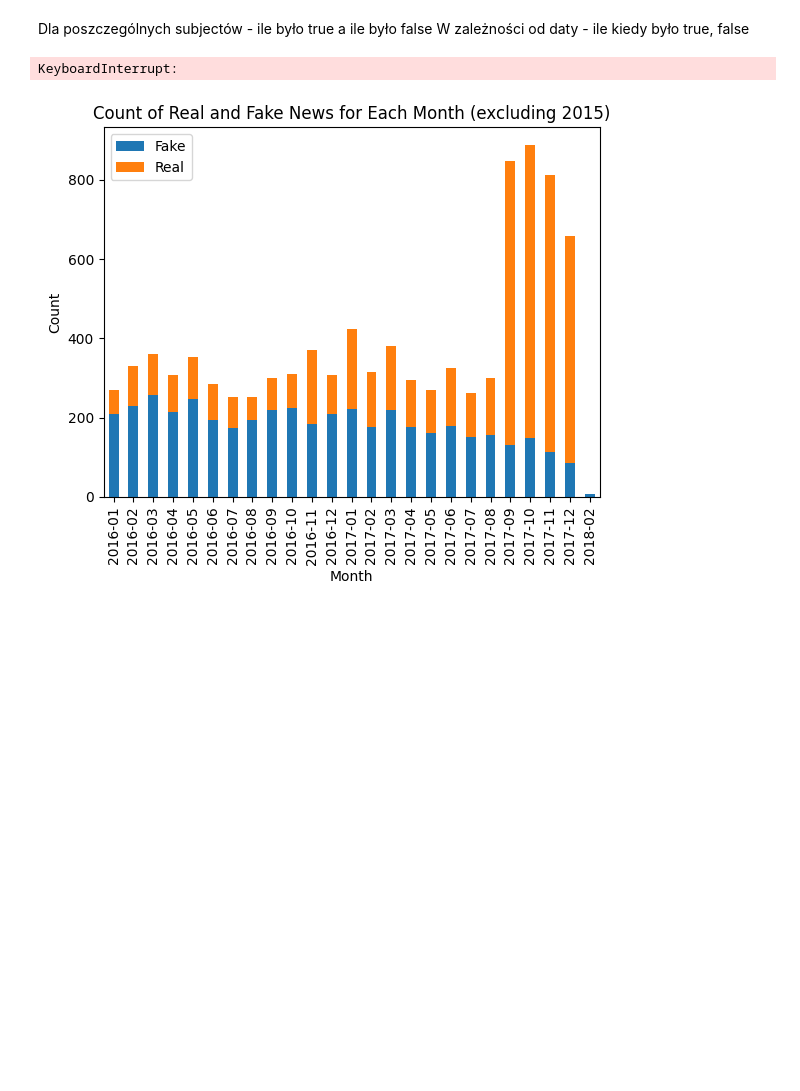
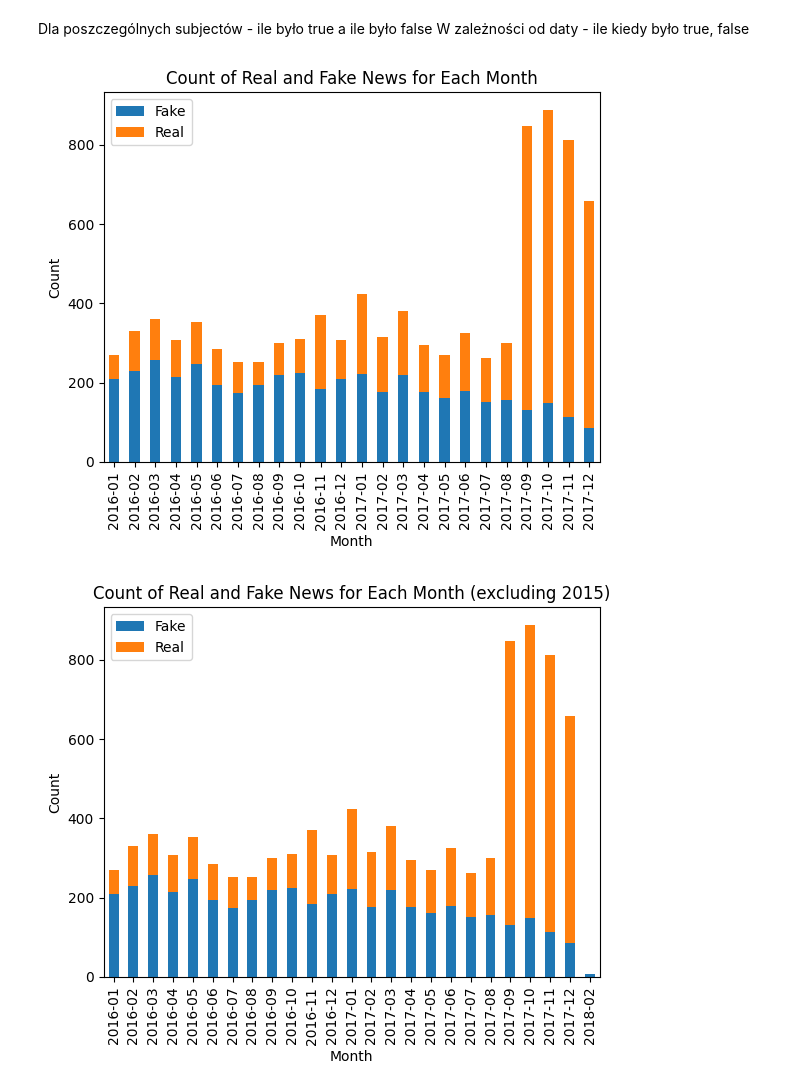
Before and after one commit to sebastiansukiennik01/zpwp-project, a Jupyter notebook: Ola.ipynb, the cells around one changed output. Saved outputs shown, nothing was run; the diff lists cells and outputs as text; code cells hidden in the pictures; blank space fills up the shorter version.

```diff
--- a/Ola.ipynb
+++ b/Ola.ipynb
@@ -30,19 +18,19 @@ pd.read_csv('real_fake\Data_short.csv')
 Dla poszczególnych subjectów - ile było true a ile było false
 W zależności od daty - ile kiedy było true, false
 # %%
-df = pd.read_csv('real_fake\Data_short.csv')
+df = pd.read_csv('real_fake/Data_short.csv')
 df['date'] = pd.to_datetime(df['date'])
 df['month'] = df['date'].dt.to_period('M')
 result = df.groupby(['month', 'is_true']).size().unstack().fillna(0)
 
 result.plot(kind='bar', stacked=True)
 plt.title('Count of Real and Fake News for Each Month')
 plt.xlabel('Month')
 plt.ylabel('Count')
 plt.legend(['Fake', 'Real'])
 plt.show()
 # %% [output]
-KeyboardInterrupt:
+[figure, added]
 # %%
 df = df[df['date'].dt.year != 2015]
 df['month'] = df['date'].dt.to_period('M')
```
Also changed, not shown: parts of 2 cells of this notebook, 9 other files.
